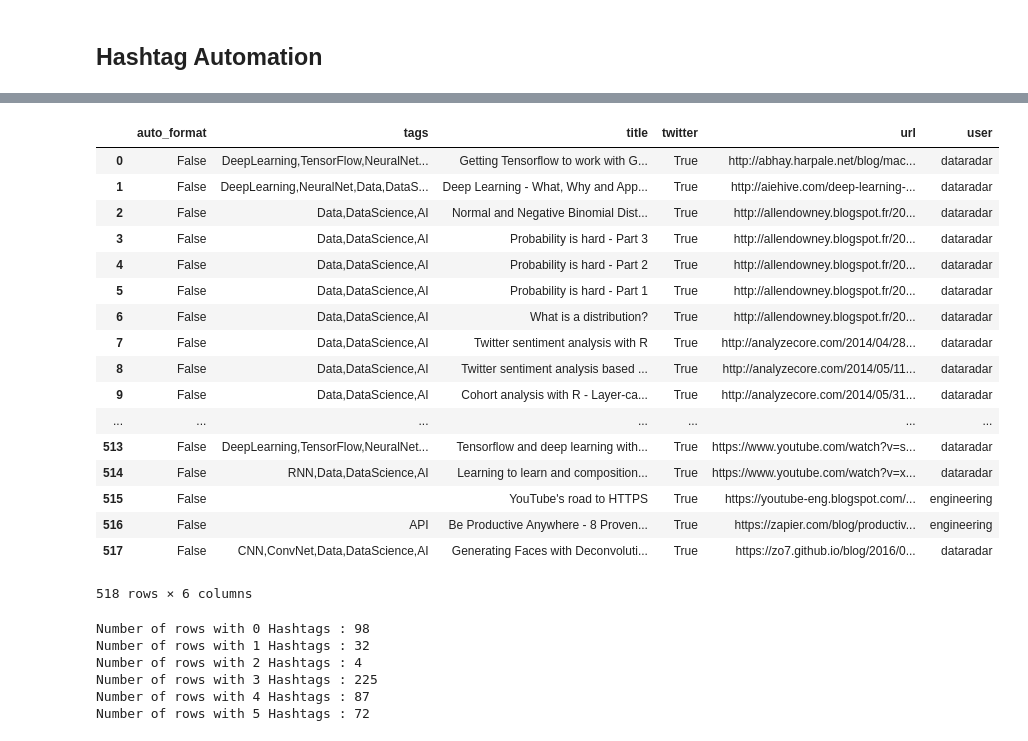
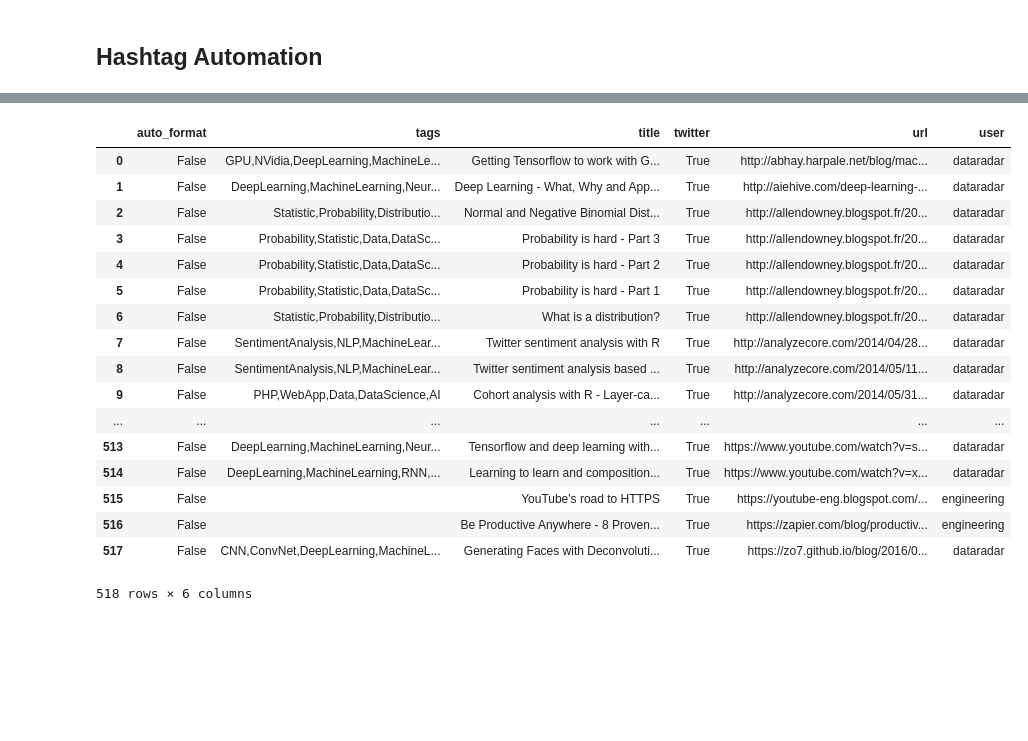
Before and after one commit to DEKHTIARJonathan/FeedCrunch.IO, a Jupyter notebook: example_files/blog_posts/Json Processing.ipynb, the cells around one changed output, grey strips where cells are left out. Drawn from its saved outputs; the diff is of its cells as text; code cells hidden in the pictures; blank space fills up the shorter version.

```diff
--- a/example_files/blog_posts/Json Processing.ipynb
+++ b/example_files/blog_posts/Json Processing.ipynb
@@ -311,46 +262,22 @@ Posts Full = 80/518
 # %%
-#df.to_json("consolidated.json", orient="records", force_ascii=False)
+df.to_json("consolidated.json", orient="records", force_ascii=False)
 df
 # %% [output]
 |  | auto_format | tags | title | twitter | url | user |
-| 0 | False | DeepLearning,TensorFlow,NeuralNet... | Getting Tensorflow to work with G... | True | http://abhay.harpale.net/blog/mac... | dataradar |
-| 1 | False | DeepLearning,NeuralNet,Data,DataS... | Deep Learning - What, Why and App... | True | http://aiehive.com/deep-learning-... | dataradar |
-| 2 | False | Data,DataScience,AI | Normal and Negative Binomial Dist... | True | http://allendowney.blogspot.fr/20... | dataradar |
-| 3 | False | Data,DataScience,AI | Probability is hard - Part 3 | True | http://allendowney.blogspot.fr/20... | dataradar |
-| 4 | False | Data,DataScience,AI | Probability is hard - Part 2 | True | http://allendowney.blogspot.fr/20... | dataradar |
-| 5 | False | Data,DataScience,AI | Probability is hard - Part 1 | True | http://allendowney.blogspot.fr/20... | dataradar |
-| 6 | False | Data,DataScience,AI | What is a distribution? | True | http://allendowney.blogspot.fr/20... | dataradar |
-| 7 | False | Data,DataScience,AI | Twitter sentiment analysis with R | True | http://analyzecore.com/2014/04/28... | dataradar |
-| 8 | False | Data,DataScience,AI | Twitter sentiment analysis based ... | True | http://analyzecore.com/2014/05/11... | dataradar |
-| 9 | False | Data,DataScience,AI | Cohort analysis with R - Layer-ca... | True | http://analyzecore.com/2014/05/31... | dataradar |
+| 0 | False | GPU,NVidia,DeepLearning,MachineLe... | Getting Tensorflow to work with G... | True | http://abhay.harpale.net/blog/mac... | dataradar |
+| 1 | False | DeepLearning,MachineLearning,Neur... | Deep Learning - What, Why and App... | True | http://aiehive.com/deep-learning-... | dataradar |
+| 2 | False | Statistic,Probability,Distributio... | Normal and Negative Binomial Dist... | True | http://allendowney.blogspot.fr/20... | dataradar |
+| 3 | False | Probability,Statistic,Data,DataSc... | Probability is hard - Part 3 | True | http://allendowney.blogspot.fr/20... | dataradar |
+| 4 | False | Probability,Statistic,Data,DataSc... | Probability is hard - Part 2 | True | http://allendowney.blogspot.fr/20... | dataradar |
+| 5 | False | Probability,Statistic,Data,DataSc... | Probability is hard - Part 1 | True | http://allendowney.blogspot.fr/20... | dataradar |
+| 6 | False | Statistic,Probability,Distributio... | What is a distribution? | True | http://allendowney.blogspot.fr/20... | dataradar |
+| 7 | False | SentimentAnalysis,NLP,MachineLear... | Twitter sentiment analysis with R | True | http://analyzecore.com/2014/04/28... | dataradar |
+| 8 | False | SentimentAnalysis,NLP,MachineLear... | Twitter sentiment analysis based ... | True | http://analyzecore.com/2014/05/11... | dataradar |
+| 9 | False | PHP,WebApp,Data,DataScience,AI | Cohort analysis with R - Layer-ca... | True | http://analyzecore.com/2014/05/31... | dataradar |
 | ... | ... | ... | ... | ... | ... | ... |
-| 513 | False | DeepLearning,TensorFlow,NeuralNet... | Tensorflow and deep learning with... | True | https://www.youtube.com/watch?v=s... | dataradar |
-| 514 | False | RNN,Data,DataScience,AI | Learning to learn and composition... | True | https://www.youtube.com/watch?v=x... | dataradar |
+| 513 | False | DeepLearning,MachineLearning,Neur... | Tensorflow and deep learning with... | True | https://www.youtube.com/watch?v=s... | dataradar |
+| 514 | False | DeepLearning,MachineLearning,RNN,... | Learning to learn and composition... | True | https://www.youtube.com/watch?v=x... | dataradar |
 | 515 | False |  | YouTube's road to HTTPS | True | https://youtube-eng.blogspot.com/... | engineering |
-| 516 | False | API | Be Productive Anywhere - 8 Proven... | True | https://zapier.com/blog/productiv... | engineering |
-| 517 | False | CNN,ConvNet,Data,DataScience,AI | Generating Faces with Deconvoluti... | True | https://zo7.github.io/blog/2016/0... | dataradar |
+| 516 | False |  | Be Productive Anywhere - 8 Proven... | True | https://zapier.com/blog/productiv... | engineering |
+| 517 | False | CNN,ConvNet,DeepLearning,MachineL... | Generating Faces with Deconvoluti... | True | https://zo7.github.io/blog/2016/0... | dataradar |
 518 rows × 6 columns
-# %%
-data = []
-
-for i in range (100):
-    data.append(0)
-
-for index in range(df.shape[0]):
-    tags = df.iloc[index]['tags']
-
-    str_list = tags.split(",")
-    str_list = filter(None, str_list) # fastest
-
-    data[len(str_list)] += 1
-
-for i in range (100):
-    if data[i] != 0:
-        print "Number of rows with " + str(i) + " Hashtags : " + str(data[i])
-# %% [output]
-Number of rows with 0 Hashtags : 98
-Number of rows with 1 Hashtags : 32
-Number of rows with 2 Hashtags : 4
-Number of rows with 3 Hashtags : 225
-Number of rows with 4 Hashtags : 87
-Number of rows with 5 Hashtags : 72
```
Also changed, not shown: parts of 6 cells of this notebook, 3 other files.
